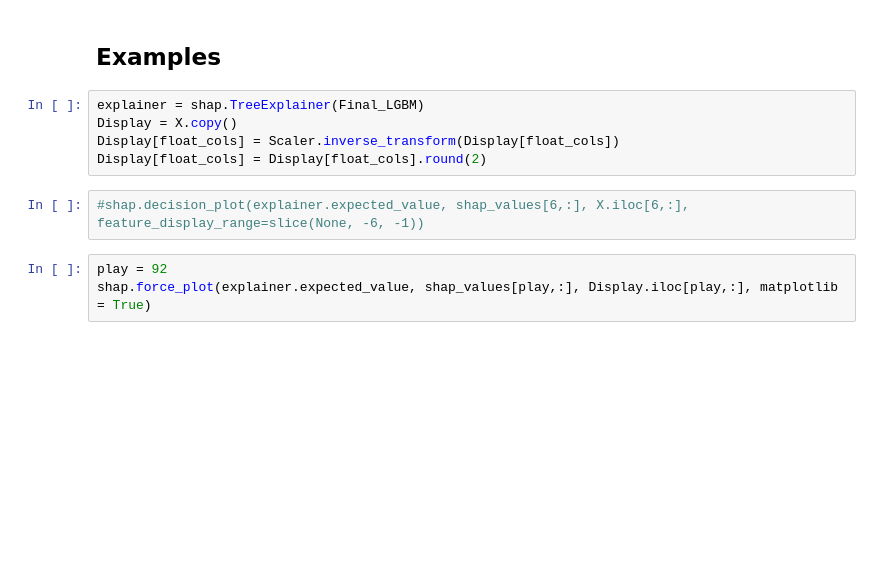
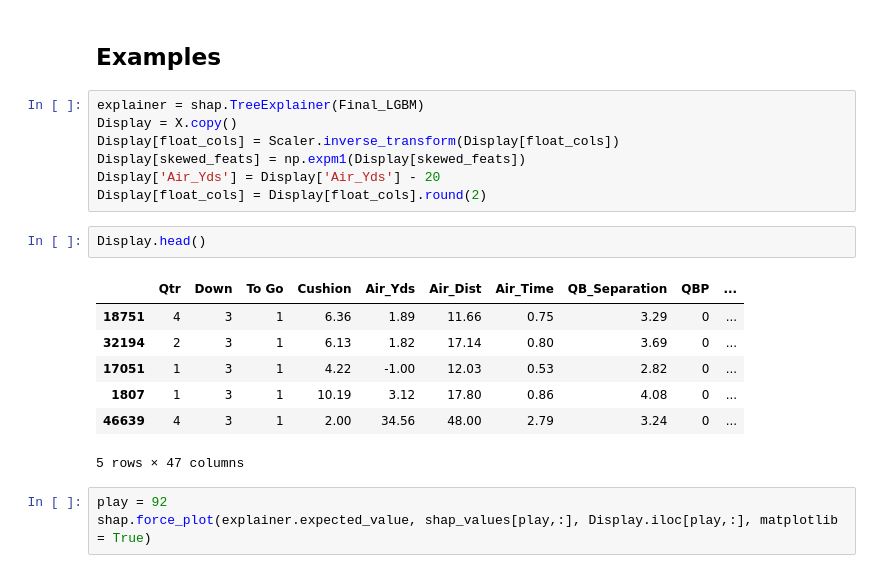
Before and after one commit to Jesse-Cohen/Separation-Above-Expectation, a Jupyter notebook: Expected Receiver Separation.ipynb, the cells around one changed output. Cells and saved outputs as stored; diff of their text form; blank space fills up the shorter version.

```diff
--- a/Expected Receiver Separation.ipynb
+++ b/Expected Receiver Separation.ipynb
@@ -2045,9 +2038,19 @@ If we look at another feature, like NDP_DL (which is either a 1 or 0 value), it
 explainer = shap.TreeExplainer(Final_LGBM)
 Display = X.copy()
 Display[float_cols] = Scaler.inverse_transform(Display[float_cols])
+Display[skewed_feats] = np.expm1(Display[skewed_feats])
+Display['Air_Yds'] = Display['Air_Yds'] - 20
 Display[float_cols] = Display[float_cols].round(2)
-# %%
-#shap.decision_plot(explainer.expected_value, shap_values[6,:], X.iloc[6,:], feature_display_range=slice(None, -6, -1))
+# %%
+Display.head()
+# %% [output]
+|  | Qtr | Down | To Go | Cushion | Air_Yds | Air_Dist | Air_Time | QB_Separation | QBP | ... |
+| 18751 | 4 | 3 | 1 | 6.36 | 1.89 | 11.66 | 0.75 | 3.29 | 0 | ... |
+| 32194 | 2 | 3 | 1 | 6.13 | 1.82 | 17.14 | 0.80 | 3.69 | 0 | ... |
+| 17051 | 1 | 3 | 1 | 4.22 | -1.00 | 12.03 | 0.53 | 2.82 | 0 | ... |
+| 1807 | 1 | 3 | 1 | 10.19 | 3.12 | 17.80 | 0.86 | 4.08 | 0 | ... |
+| 46639 | 4 | 3 | 1 | 2.00 | 34.56 | 48.00 | 2.79 | 3.24 | 0 | ... |
+5 rows × 47 columns
 # %%
 play = 92
 shap.force_plot(explainer.expected_value, shap_values[play,:], Display.iloc[play,:], matplotlib = True)
```
Also changed, not shown: parts of 5 cells of this notebook.
